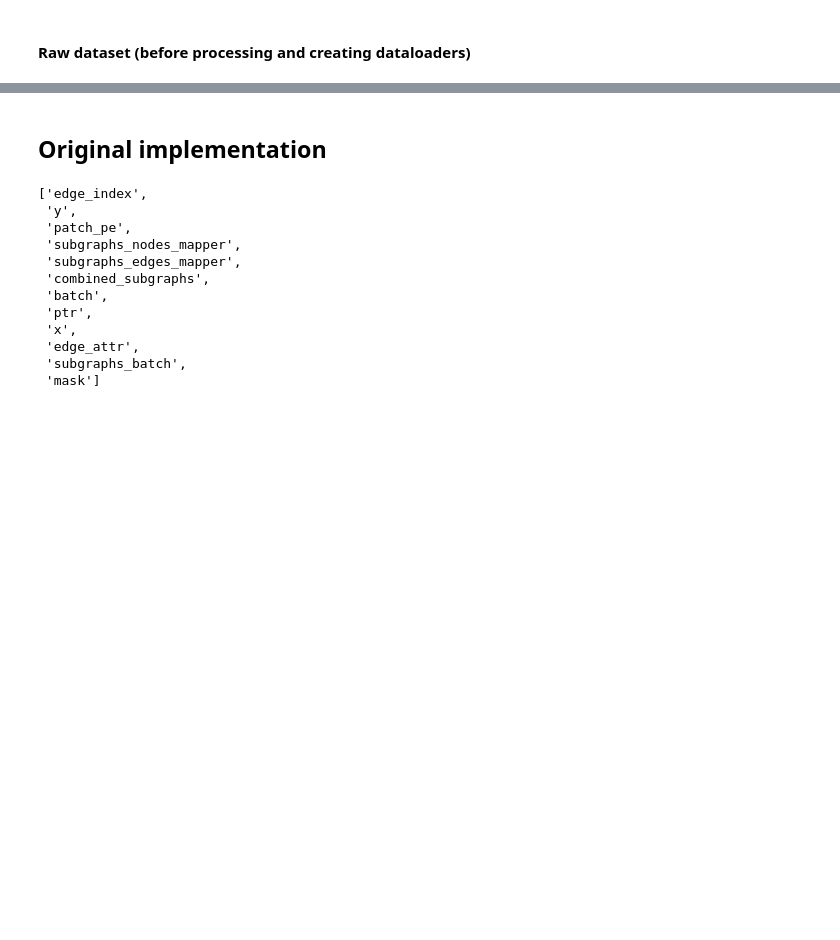
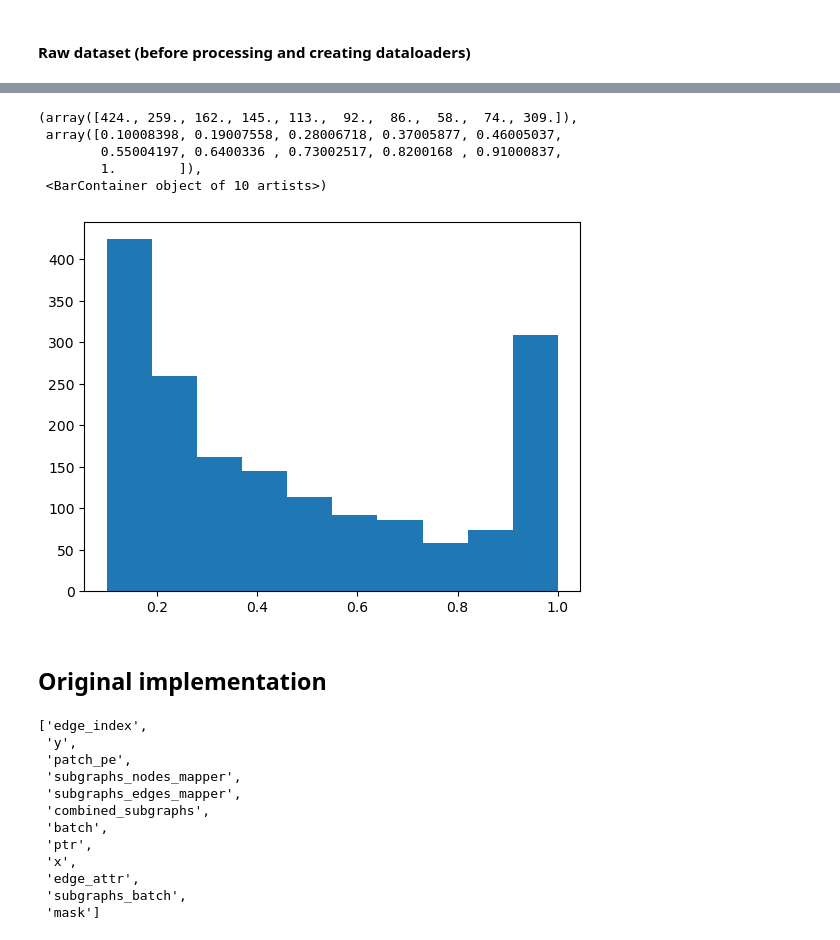
Before and after one commit to Mu-Bilal/Temporal-Graph-MLP-Mixer, a Jupyter notebook: src/TGMM-1/dev/dev1.ipynb, the cells around one changed output, grey strips where cells are left out. Cells and saved outputs as stored; diff of their text form; code cells hidden in the pictures; blank space fills up the shorter version.

```diff
--- a/src/TGMM-1/dev/dev1.ipynb
+++ b/src/TGMM-1/dev/dev1.ipynb
@@ -141,3 +219,12 @@ torch.Size([207, 12])
+# %%
+plt.hist(train_data[0].edge_attr.flatten())
+# %% [output]
+(array([424., 259., 162., 145., 113.,  92.,  86.,  58.,  74., 309.]),
+ array([0.10008398, 0.19007558, 0.28006718, 0.37005877, 0.46005037,
+        0.55004197, 0.6400336 , 0.73002517, 0.8200168 , 0.91000837,
+        1.        ]),
+ <BarContainer object of 10 artists>)
+[figure, added]
 # %% [markdown]
 ## Original implementation
 # %%
```
Also changed, not shown: parts of 11 cells of this notebook, 4 other files.
